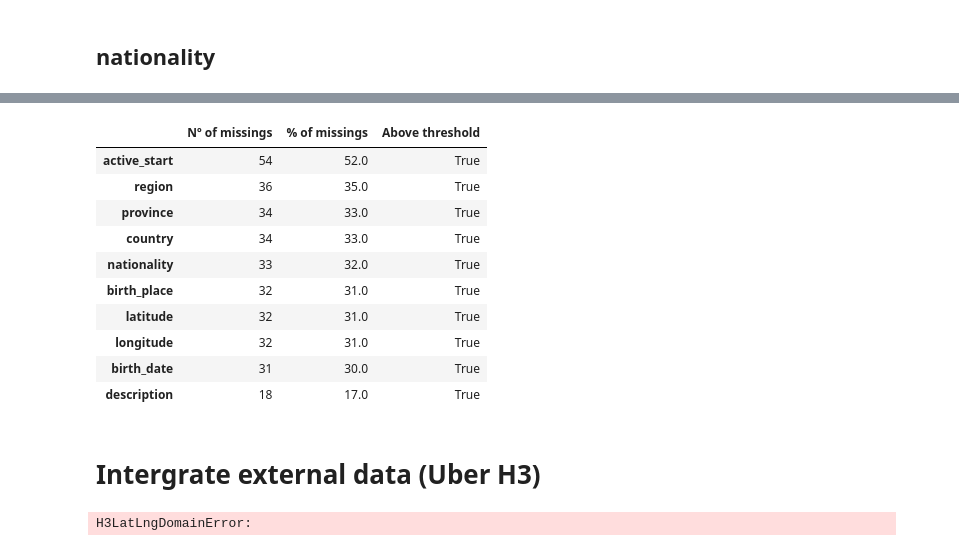
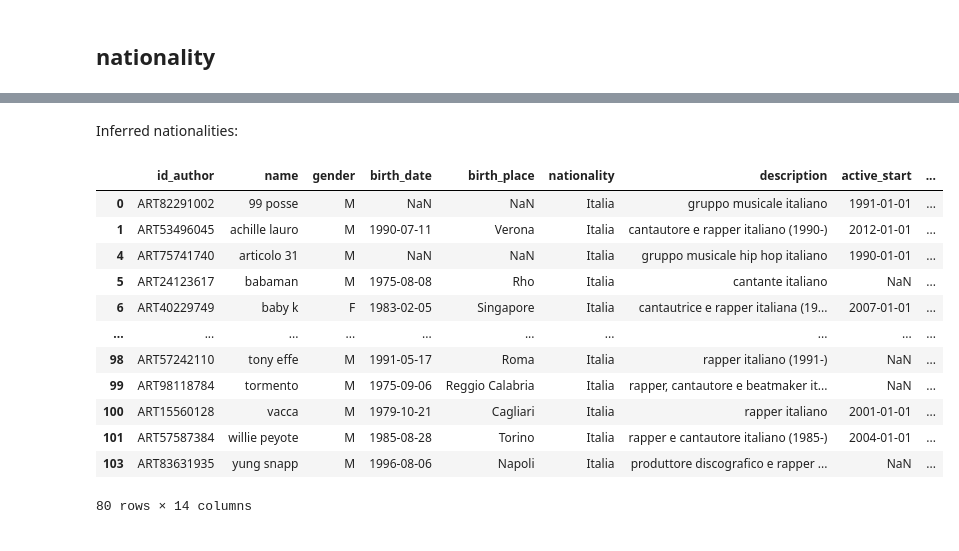
Before and after one commit to Ankit-Bhagat851/DSS-Project, a Jupyter notebook: Chi/artists_understanding.ipynb, the cells around one changed output, grey strips where cells are left out. Saved outputs shown, nothing was run; the diff lists cells and outputs as text; code cells hidden in the pictures.

```diff
--- a/Chi/artists_understanding.ipynb
+++ b/Chi/artists_understanding.ipynb
@@ -182,2 +183,0 @@ rows = df_cleaned.values.tolist()
-# %%
-df_cleaned=df_cleaned.drop(['active_end'], axis=1)
@@ -198,2 +186,4 @@ missing_values(df_cleaned)
+# %%
+df_cleaned.drop(columns=['active_end'], inplace=True)
 # %% [markdown]
 ## nationality
@@ -200,14 +194,14 @@ missing_values(df_cleaned)
 # %%
 keyword_map = {
-    "italiano": "Italy",
-    "italiana": "Italy",
-    "italiani": "Italy",
-    "canadese": "Canada",
-    "francese": "France",
-    "inglese": "United Kingdom",
-    "americano": "United States",
-    "americana": "United States",
-    "indiano": "India"
+    "italiano": "Italia",
+    "italiana": "Italia",
+    "italiani": "Italia",
+    "canadese": "Canadian",
+    "francese": "French",
+    "inglese": "British",
+    "americano": "American",
+    "americana": "American",
+    "indiano": "Indian"
 }
 
 def infer_nationality(description):
@@ -244,7 +215,6 @@ memory usage: 10.7+ KB
 # %%
 for r in rows:
 
-    # Lấy nationality và description
     nat = r[5]
     desc = r[6]
 
@@ -253,19 +223,19 @@ for r in rows:
     elif isinstance(nat, str):
         nat_is_empty = (nat.strip() == "")
     else:
-        nat_is_empty = True  # fallback an toàn
+        nat_is_empty = True
 
-    # Nếu nationality đã có → bỏ qua
     if not nat_is_empty:
         continue
 
-    # Nếu description trống hoặc không phải string → bỏ qua
     if desc is None or not isinstance(desc, str) or desc.strip() == "":
         continue
 
-    # Suy ra nationality
     inferred = infer_nationality(desc)
 
-    # Nếu có kết quả thì gán vào nationality
     if inferred:
         r[5] = inferred
+
+df_cleaned = pd.DataFrame(rows, columns=df_cleaned.columns)
+
+print("Missing nationality now:", df_cleaned['nationality'].isna().sum())
@@ -443,32 +244,18 @@ Saved output to: artists_filled.csv
+# %% [markdown]
+Inferred nationalities:
 # %%
-missing_values(df_cleaned)
+df_cleaned[df_cleaned['nationality'].isin(keyword_map.values())]
 # %% [output]
-|  | Nº of missings | % of missings | Above threshold |
-| active_start | 54 | 52.0 | True |
-| region | 36 | 35.0 | True |
-| province | 34 | 33.0 | True |
-| country | 34 | 33.0 | True |
-| nationality | 33 | 32.0 | True |
-| birth_place | 32 | 31.0 | True |
-| latitude | 32 | 31.0 | True |
-| longitude | 32 | 31.0 | True |
-| birth_date | 31 | 30.0 | True |
-| description | 18 | 17.0 | True |
+|  | id_author | name | gender | birth_date | birth_place | nationality | description | active_start | ... |
+| 0 | ART82291002 | 99 posse | M | NaN | NaN | Italia | gruppo musicale italiano | 1991-01-01 | ... |
+| 1 | ART53496045 | achille lauro | M | 1990-07-11 | Verona | Italia | cantautore e rapper italiano (1990-) | 2012-01-01 | ... |
+| 4 | ART75741740 | articolo 31 | M | NaN | NaN | Italia | gruppo musicale hip hop italiano | 1990-01-01 | ... |
+| 5 | ART24123617 | babaman | M | 1975-08-08 | Rho | Italia | cantante italiano | NaN | ... |
+| 6 | ART40229749 | baby k | F | 1983-02-05 | Singapore | Italia | cantautrice e rapper italiana (19... | 2007-01-01 | ... |
+| ... | ... | ... | ... | ... | ... | ... | ... | ... | ... |
+| 98 | ART57242110 | tony effe | M | 1991-05-17 | Roma | Italia | rapper italiano (1991-) | NaN | ... |
+| 99 | ART98118784 | tormento | M | 1975-09-06 | Reggio Calabria | Italia | rapper, cantautore e beatmaker it... | NaN | ... |
+| 100 | ART15560128 | vacca | M | 1979-10-21 | Cagliari | Italia | rapper italiano | 2001-01-01 | ... |
+| 101 | ART57587384 | willie peyote | M | 1985-08-28 | Torino | Italia | rapper e cantautore italiano (1985-) | 2004-01-01 | ... |
+| 103 | ART83631935 | yung snapp | M | 1996-08-06 | Napoli | Italia | produttore discografico e rapper ... | NaN | ... |
+80 rows × 14 columns
-# %% [markdown]
-# Intergrate external data (Uber H3)
-# %%
-import h3
-
-new_rows = []
-for r in rows:
-    lat = r[11]
-    lon = r[13]
-
-    if lat and lon:
-        h3_cell = h3.latlng_to_cell(float(lat), float(lon), 8)  # resolution 8
-    else:
-        h3_cell = ""
-
-    new_rows.append(r + [h3_cell])
-# %% [output]
-H3LatLngDomainError:
```
Also changed, not shown: parts of 42 cells of this notebook, 1 other file.
